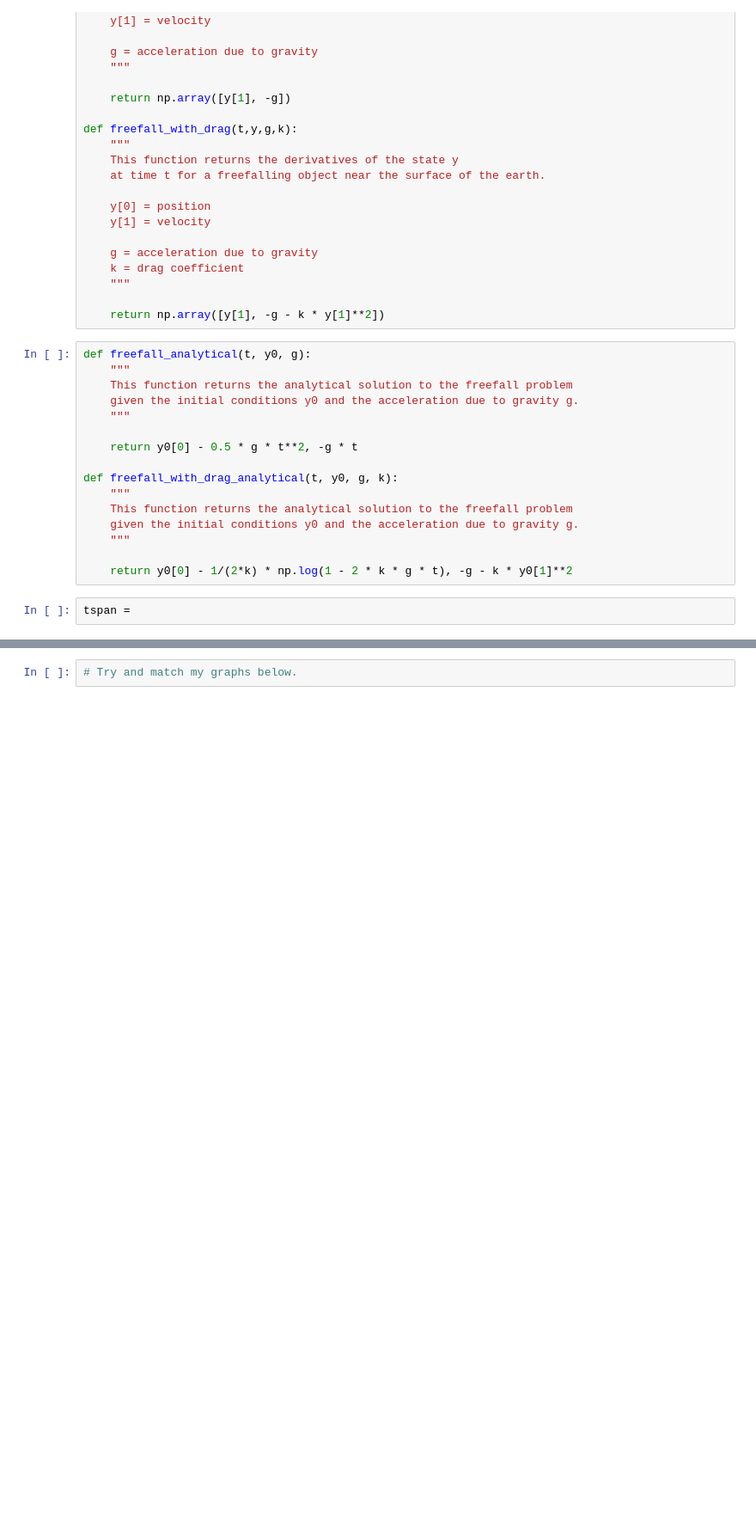
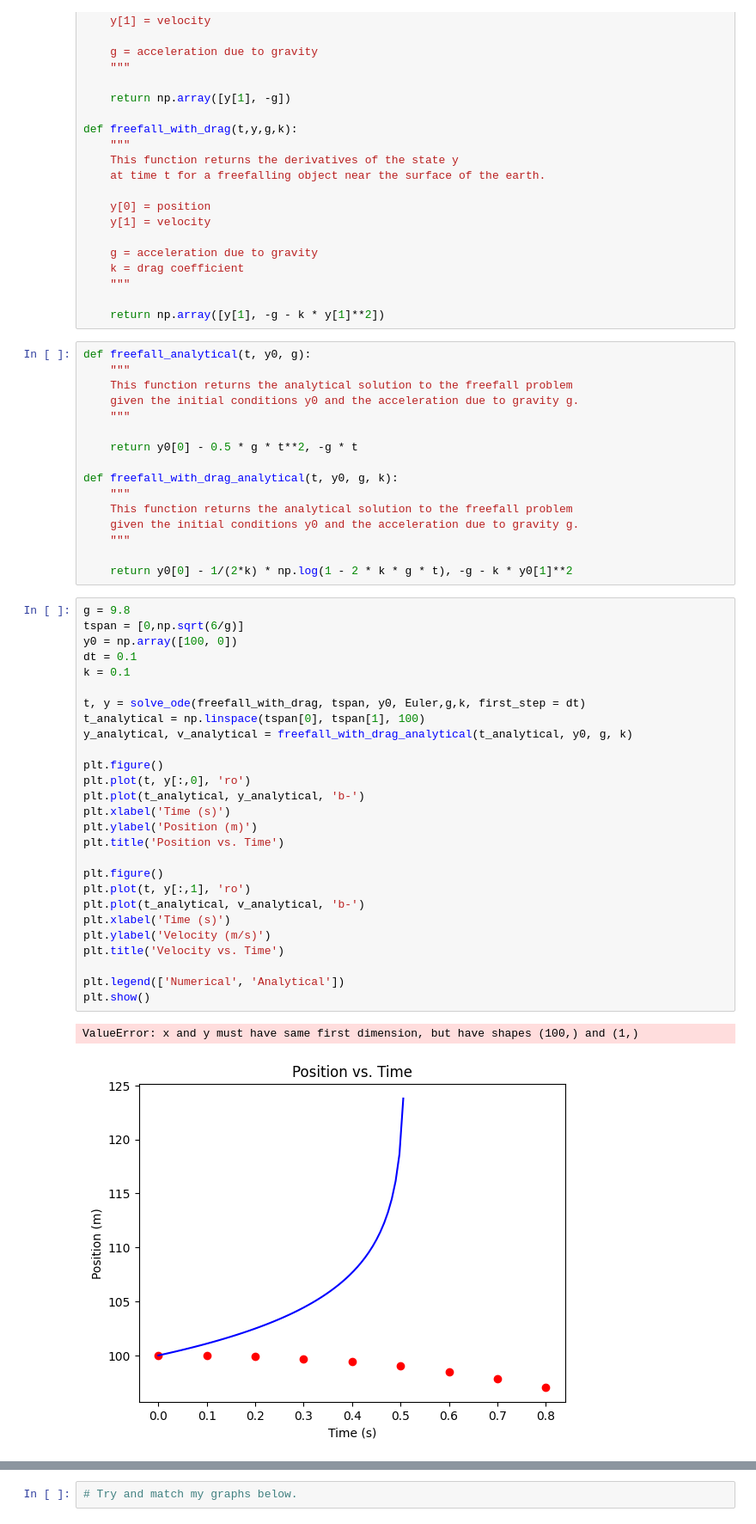
Before and after one commit to cake-dev/SimClass, a Jupyter notebook: coffeefilter.ipynb, the cells around one changed output, grey strips where cells are left out. Shown at 86% size. Cells and saved outputs as stored; diff of their text form; blank space fills up the shorter version.

```diff
--- a/coffeefilter.ipynb
+++ b/coffeefilter.ipynb
@@ -271,5 +271,33 @@ def freefall_with_drag_analytical(t, y0, g, k):
     """
 
     return y0[0] - 1/(2*k) * np.log(1 - 2 * k * g * t), -g - k * y0[1]**2
-# %%
-tspan =
+# %%
+g = 9.8
+tspan = [0,np.sqrt(6/g)]
+y0 = np.array([100, 0])
+dt = 0.1
+k = 0.1
+
+t, y = solve_ode(freefall_with_drag, tspan, y0, Euler,g,k, first_step = dt)
+t_analytical = np.linspace(tspan[0], tspan[1], 100)
+y_analytical, v_analytical = freefall_with_drag_analytical(t_analytical, y0, g, k)
+
+plt.figure()
+plt.plot(t, y[:,0], 'ro')
+plt.plot(t_analytical, y_analytical, 'b-')
+plt.xlabel('Time (s)')
+plt.ylabel('Position (m)')
+plt.title('Position vs. Time')
+
+plt.figure()
+plt.plot(t, y[:,1], 'ro')
+plt.plot(t_analytical, v_analytical, 'b-')
+plt.xlabel('Time (s)')
+plt.ylabel('Velocity (m/s)')
+plt.title('Velocity vs. Time')
+
+plt.legend(['Numerical', 'Analytical'])
+plt.show()
+# %% [output]
+ValueError: x and y must have same first dimension, but have shapes (100,) and (1,)
+[figure, added]
```
Also changed, not shown: parts of 1 cell of this notebook.
